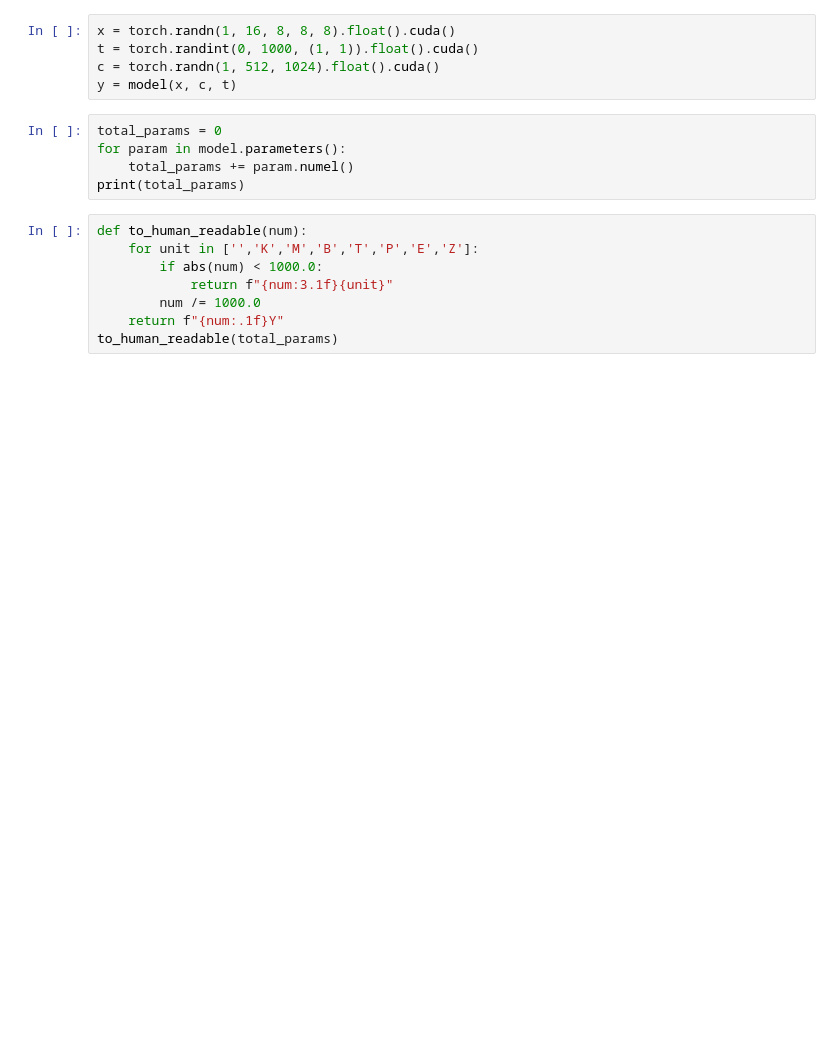
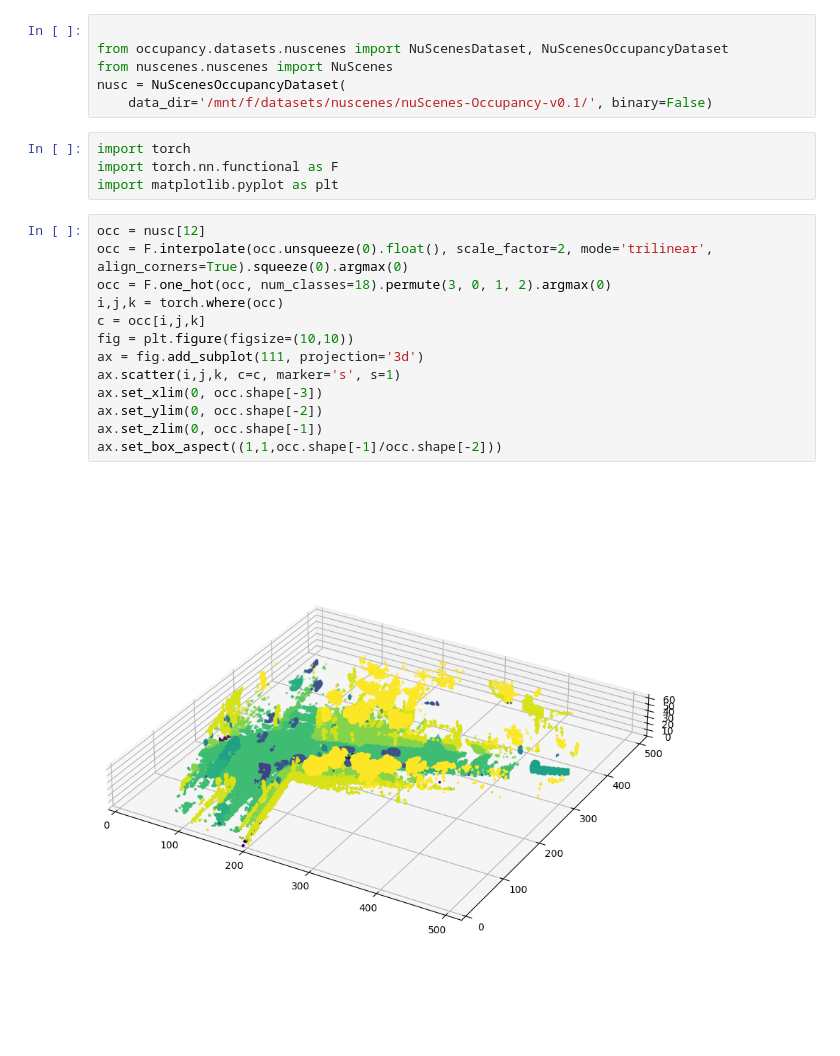
Before and after one commit to chengzegang/occupancy, a Jupyter notebook: draft.ipynb, the cells around one changed output. Saved outputs shown, nothing was run; the diff lists cells and outputs as text; blank space fills up the shorter version.

```diff
--- a/draft.ipynb
+++ b/draft.ipynb
@@ -527,18 +1,25 @@ torch.onnx.dynamo_export()
-# %%
-x = torch.randn(1, 16, 8, 8, 8).float().cuda()
-t = torch.randint(0, 1000, (1, 1)).float().cuda()
-c = torch.randn(1, 512, 1024).float().cuda()
-y = model(x, c, t)
-# %%
-total_params = 0
-for param in model.parameters():
-    total_params += param.numel()
-print(total_params)
-# %%
-def to_human_readable(num):
-    for unit in ['','K','M','B','T','P','E','Z']:
-        if abs(num) < 1000.0:
-            return f"{num:3.1f}{unit}"
-        num /= 1000.0
-    return f"{num:.1f}Y"
-to_human_readable(total_params)
+# %%
+
+from occupancy.datasets.nuscenes import NuScenesDataset, NuScenesOccupancyDataset
+from nuscenes.nuscenes import NuScenes
+nusc = NuScenesOccupancyDataset(
+    data_dir='/mnt/f/datasets/nuscenes/nuScenes-Occupancy-v0.1/', binary=False)
+# %%
+import torch
+import torch.nn.functional as F
+import matplotlib.pyplot as plt
+# %%
+occ = nusc[12]
+occ = F.interpolate(occ.unsqueeze(0).float(), scale_factor=2, mode='trilinear', align_corners=True).squeeze(0).argmax(0)
+occ = F.one_hot(occ, num_classes=18).permute(3, 0, 1, 2).argmax(0)
+i,j,k = torch.where(occ)
+c = occ[i,j,k]
+fig = plt.figure(figsize=(10,10))
+ax = fig.add_subplot(111, projection='3d')
+ax.scatter(i,j,k, c=c, marker='s', s=1)
+ax.set_xlim(0, occ.shape[-3])
+ax.set_ylim(0, occ.shape[-2])
+ax.set_zlim(0, occ.shape[-1])
+ax.set_box_aspect((1,1,occ.shape[-1]/occ.shape[-2]))
+# %% [output]
+[figure, added]
```
Also changed, not shown: parts of 75 cells of this notebook, 3 other files.
